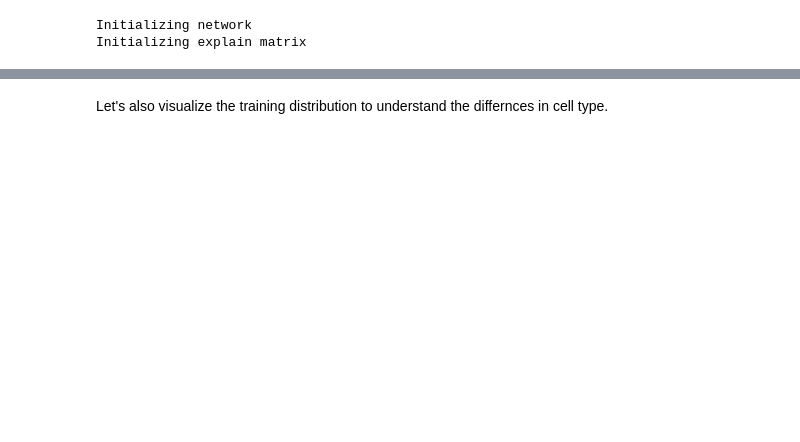
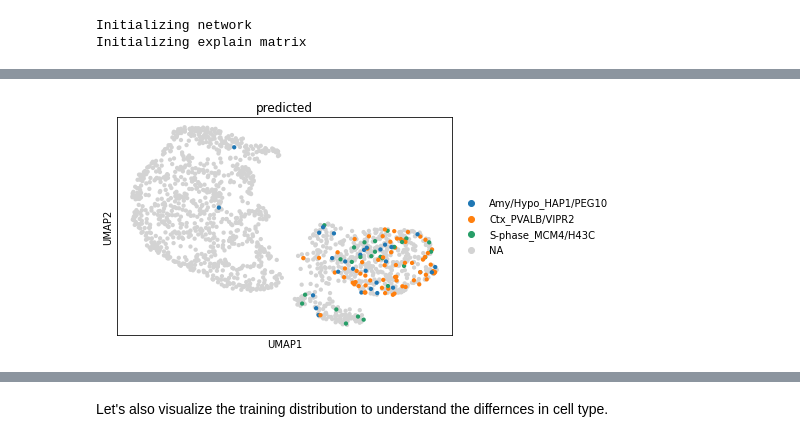
Before and after one commit to jlehrer1/SIMS-benchmark, a Jupyter notebook: notebooks/mostajo_model_01.ipynb, the cells around one changed output, grey strips where cells are left out. Cells and saved outputs as stored; diff of their text form; code cells hidden in the pictures; blank space fills up the shorter version.

```diff
--- a/notebooks/mostajo_model_01.ipynb
+++ b/notebooks/mostajo_model_01.ipynb
@@ -148,0 +192,2 @@ topk_all
+# %%
+tomato_adata.obs["predicted"] = le.inverse_transform(topk_td.loc[:, 0].values)
@@ -148,0 +225,4 @@ topk_all
+# %%
+only_top = tomato_adata.obs[tomato_adata.obs["predicted"].isin(tomato_adata.obs['predicted'].value_counts()[0:3].index)]
+# %%
+test = mo_data.obs.join(only_top)
@@ -149,3 +245,9 @@ topk_all
+# %%
+mo_data.obs = test
+# %%
+sc.pl.umap(mo_data, color='predicted')
+# %% [output]
+[figure, added]
 # %%
 import plotly.express as px
 import plotly.graph_objects as go
```
Also changed, not shown: parts of 40 cells of this notebook, 44 other files.
